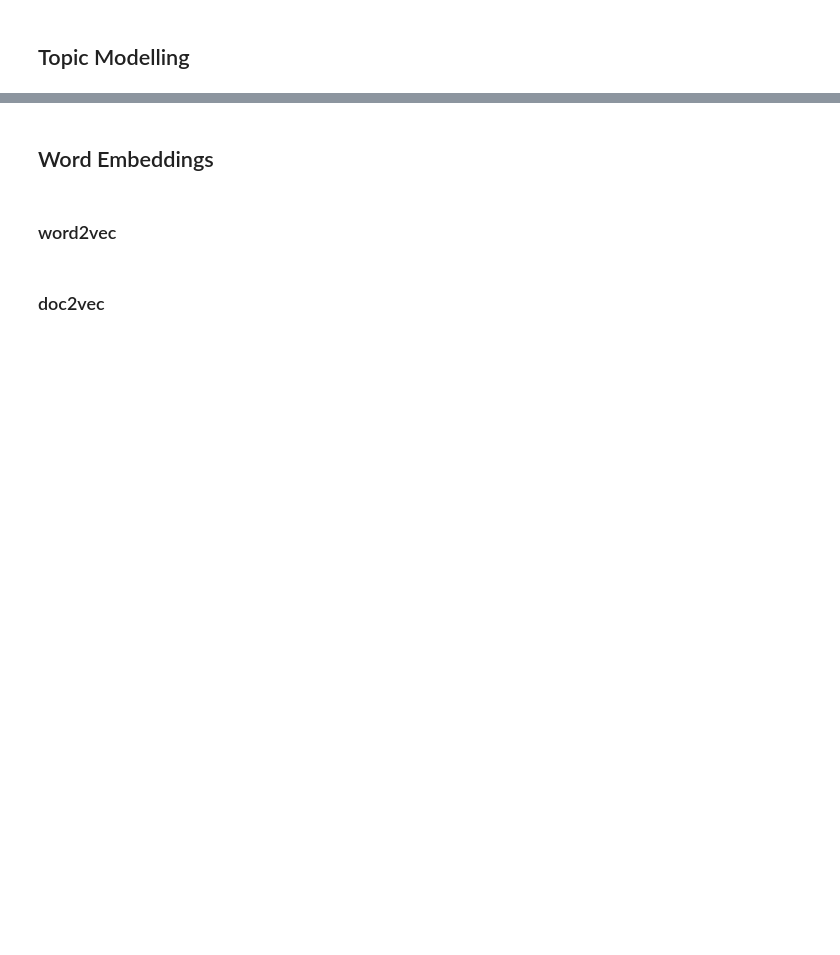
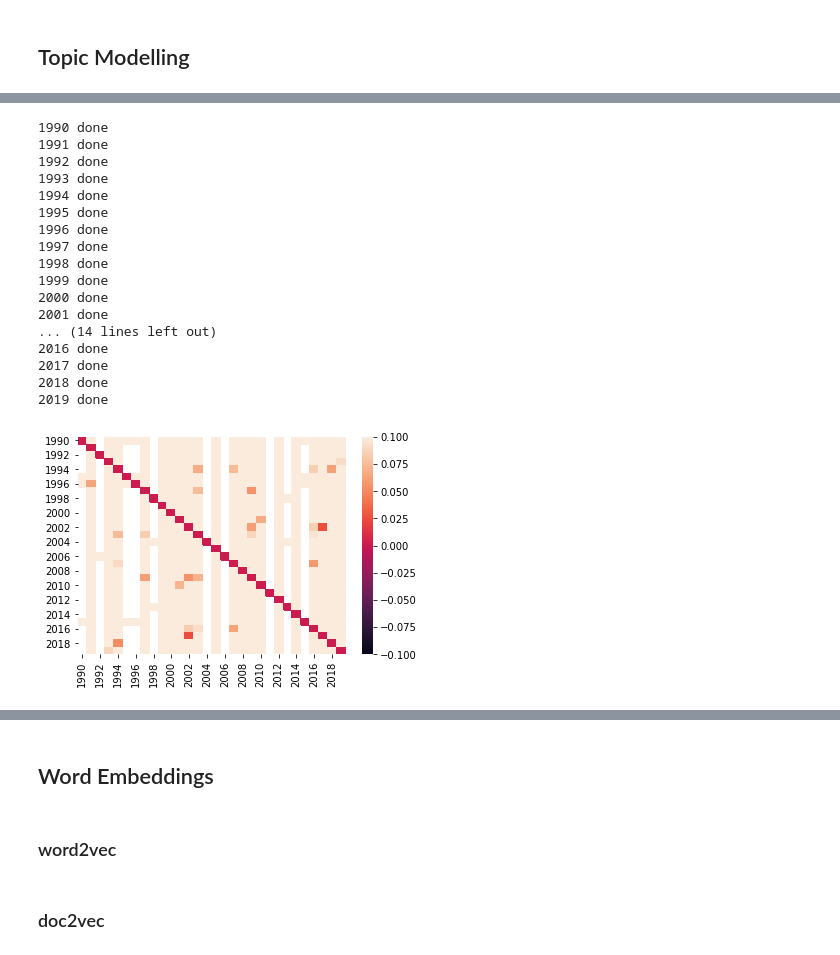
Before and after one commit to rachel-ker/refugeediscourse, a Jupyter notebook: analysis_template.ipynb, the cells around one changed output, grey strips where cells are left out. Cells and saved outputs as stored; diff of their text form; code cells hidden in the pictures; blank space fills up the shorter version.

```diff
--- a/analysis_template.ipynb
+++ b/analysis_template.ipynb
@@ -802,10 +876,9 @@ data_lda.show_topic(5, topn=10)
 # %%
 #topic distribution divergence
-
 from gensim.matutils import kullback_leibler
 
 def plot_topic_divergence(data, years, num_topics=5):
-    topic_prob = get_topic_prob(data, years, num_topics)
+    topic_prob, lda = get_topic_prob(data, years, num_topics)
     L = []
     for year_1 in topic_prob.keys():
         p = topic_prob[year_1]
@@ -817,14 +890,15 @@ def plot_topic_divergence(data, years, num_topics=5):
     M = np.array(L)
 
     fig = plt.figure()
-    div = pandas.DataFrame(M, columns = list(topic_prob.keys()), index = list(topic_prob.keys()))
+    div = pd.DataFrame(M, columns = list(topic_prob.keys()), index = list(topic_prob.keys()))
     ax = sns.heatmap(div)
     plt.show()
+    return lda
 
 def get_topic_prob(data, years, num_topics=5):
     topic_prob = {}
 
-    byyear = get_topic_distribution(data, years, num_topics)
+    byyear, lda = get_topic_distribution(data, years, num_topics)
     # Convert to probability
     for yr in years:
         j=0
@@ -845,11 +919,12 @@ def get_topic_prob(data, years, num_topics=5):
                     topic_prob[yr].append(float(0))
                 else:
                     topic_prob[yr] = [float(0)]
-    return topic_prob
+    return topic_prob, lda
 
 
 def get_topic_distribution(data, years, num_topics=5):
     byyear = {}
+    lda = {}
     # Get topic distribution for each year
     for yr in years:
         # get all text for each year
@@ -867,9 +942,29 @@ def get_topic_distribution(data, years, num_topics=5):
         for text in text_df['normalized_tokens']:
             all_text.extend(text)
         byyear[yr] = lda_byyear[data_dictionary_byyear.doc2bow(all_text)]
+        lda[yr] = lda_byyear
 
         print('{} done'.format(yr))
-    return byyear
+    return byyear, lda
 # %%
 years = sorted(data['year'].unique())
-plot_topic_divergence(data, years, num_topics=5)
+lda_by_year = plot_topic_divergence(data, years, num_topics=5)
+# %% [output]
+1990 done
+1991 done
+1992 done
+1993 done
+1994 done
+1995 done
+1996 done
+1997 done
+1998 done
+1999 done
+2000 done
+2001 done
+... (14 lines left out)
+2016 done
+2017 done
+2018 done
+2019 done
+[figure, added]
```
Also changed, not shown: parts of 16 cells of this notebook.
